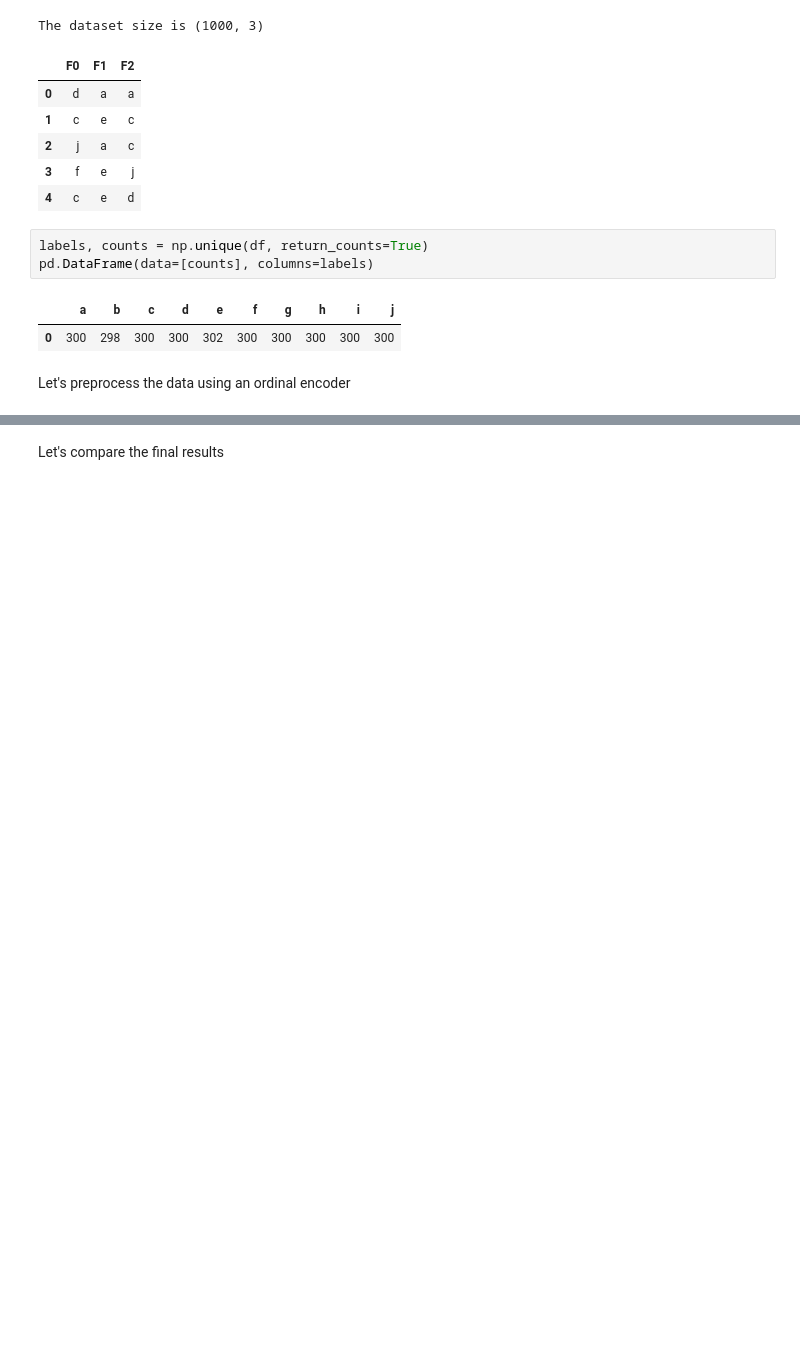
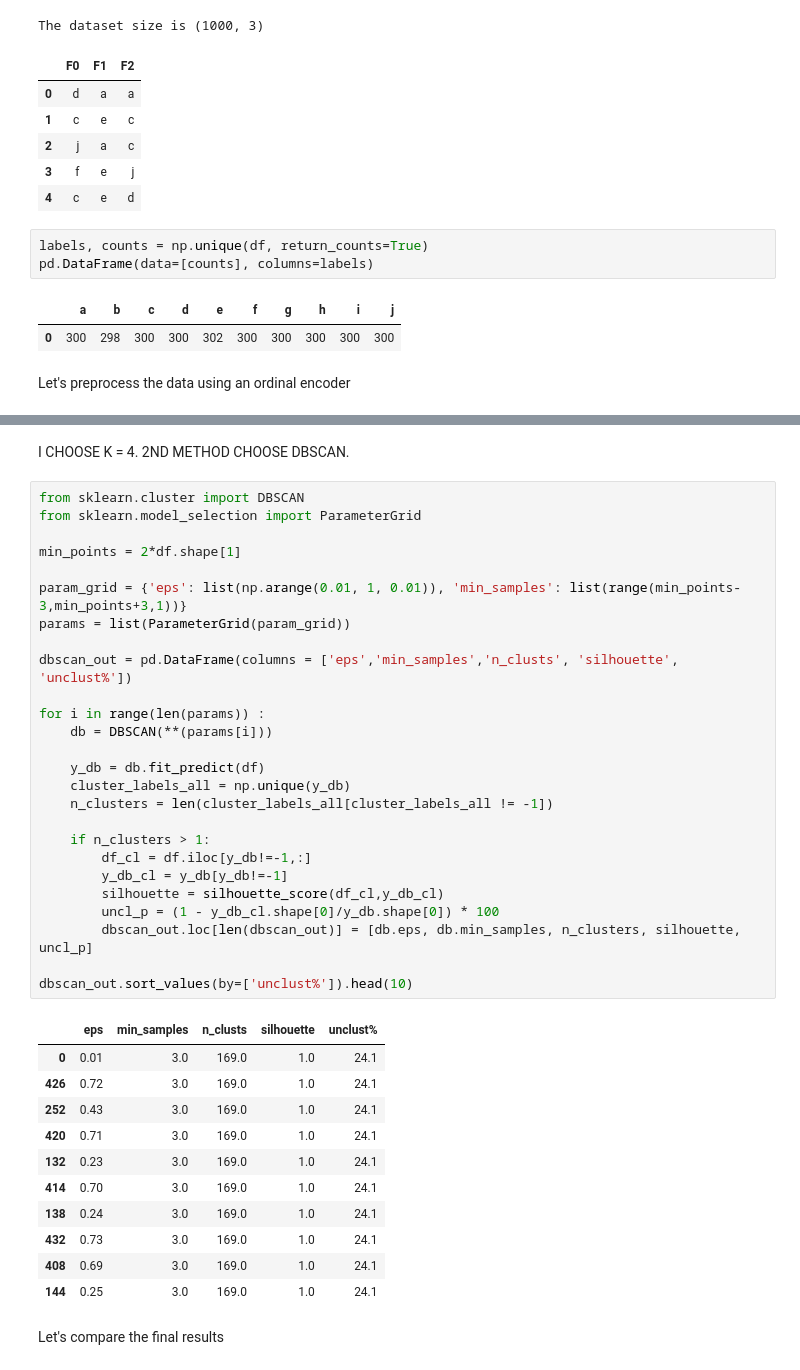
Before and after one commit to AngeloGalav/MachineLearningNotes, a Jupyter notebook: Exams/2021/2021-02-17/angelo.galavotti.ipynb, the cells around one changed output, grey strips where cells are left out. Drawn from its saved outputs; the diff is of its cells as text; blank space fills up the shorter version.

```diff
--- a/Exams/2021/2021-02-17/angelo.galavotti.ipynb
+++ b/Exams/2021/2021-02-17/angelo.galavotti.ipynb
@@ -57,3 +100,44 @@ size_deviation_index = np.sqrt(np.unique(y, return_counts= True)[1].var())/n_clu
+# %% [markdown]
+I CHOOSE K = 4.
+2ND METHOD CHOOSE DBSCAN.
+# %%
+from sklearn.cluster import DBSCAN
+from sklearn.model_selection import ParameterGrid
+
+min_points = 2*df.shape[1]
+
+param_grid = {'eps': list(np.arange(0.01, 1, 0.01)), 'min_samples': list(range(min_points-3,min_points+3,1))}
+params = list(ParameterGrid(param_grid))
+
+dbscan_out = pd.DataFrame(columns = ['eps','min_samples','n_clusts', 'silhouette', 'unclust%'])
+
+for i in range(len(params)) :
+    db = DBSCAN(**(params[i]))
+
+    y_db = db.fit_predict(df)
+    cluster_labels_all = np.unique(y_db)
+    n_clusters = len(cluster_labels_all[cluster_labels_all != -1])
+
+    if n_clusters > 1:
+        df_cl = df.iloc[y_db!=-1,:]
+        y_db_cl = y_db[y_db!=-1]
+        silhouette = silhouette_score(df_cl,y_db_cl)
+        uncl_p = (1 - y_db_cl.shape[0]/y_db.shape[0]) * 100
+        dbscan_out.loc[len(dbscan_out)] = [db.eps, db.min_samples, n_clusters, silhouette, uncl_p]
+
+dbscan_out.sort_values(by=['unclust%']).head(10)
+# %% [output]
+|  | eps | min_samples | n_clusts | silhouette | unclust% |
+| 0 | 0.01 | 3.0 | 169.0 | 1.0 | 24.1 |
+| 426 | 0.72 | 3.0 | 169.0 | 1.0 | 24.1 |
+| 252 | 0.43 | 3.0 | 169.0 | 1.0 | 24.1 |
+| 420 | 0.71 | 3.0 | 169.0 | 1.0 | 24.1 |
+| 132 | 0.23 | 3.0 | 169.0 | 1.0 | 24.1 |
+| 414 | 0.70 | 3.0 | 169.0 | 1.0 | 24.1 |
+| 138 | 0.24 | 3.0 | 169.0 | 1.0 | 24.1 |
+| 432 | 0.73 | 3.0 | 169.0 | 1.0 | 24.1 |
+| 408 | 0.69 | 3.0 | 169.0 | 1.0 | 24.1 |
+| 144 | 0.25 | 3.0 | 169.0 | 1.0 | 24.1 |
 # %% [markdown]
 Let's compare the final results
 # %%
```
Also changed, not shown: parts of 6 cells of this notebook, 2 other files.
